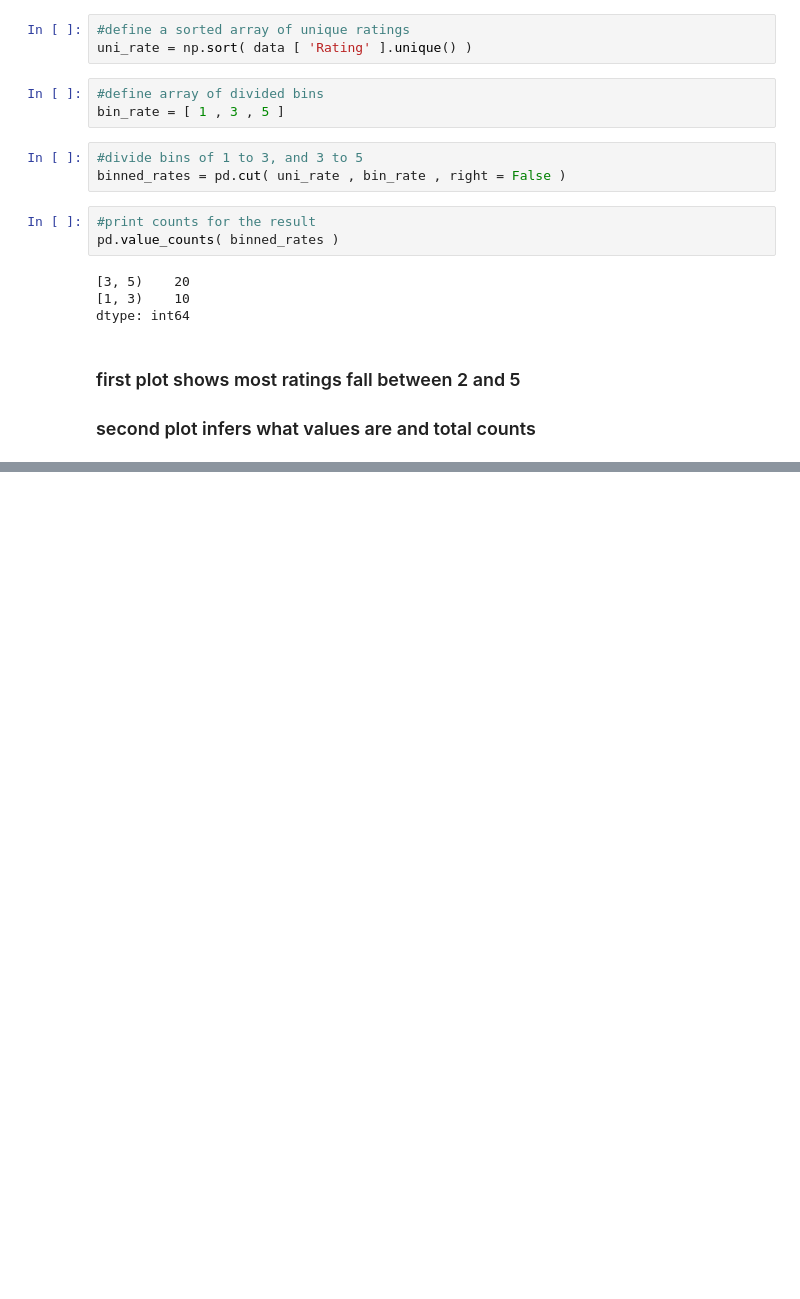
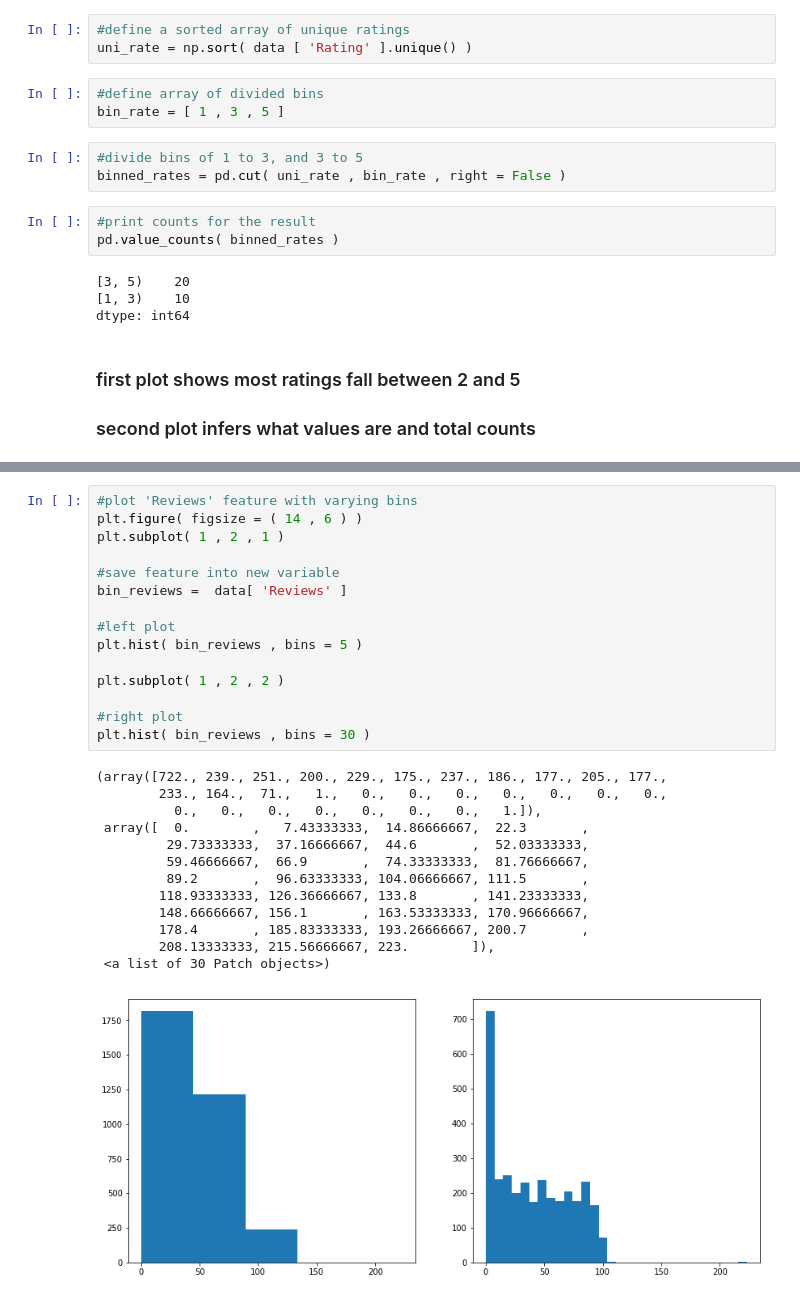
Before and after one commit to nomadskyler/AdidasNikePortfolioProject, a Jupyter notebook: AdidasNikeProject.ipynb, the cells around one changed output, grey strips where cells are left out. Drawn from its saved outputs; the diff is of its cells as text; blank space fills up the shorter version.

Commit message:
evaluate plots for Reviews

```diff
--- a/AdidasNikeProject.ipynb
+++ b/AdidasNikeProject.ipynb
@@ -303,3 +303,32 @@ plt.hist( bin_data , bins = 30 )
         5.        ]),
  <a list of 30 Patch objects>)
 [figure]
+# %%
+#plot 'Reviews' feature with varying bins
+plt.figure( figsize = ( 14 , 6 ) )
+plt.subplot( 1 , 2 , 1 )
+
+#save feature into new variable
+bin_reviews =  data[ 'Reviews' ]
+
+#left plot
+plt.hist( bin_reviews , bins = 5 )
+
+plt.subplot( 1 , 2 , 2 )
+
+#right plot
+plt.hist( bin_reviews , bins = 30 )
+# %% [output]
+(array([722., 239., 251., 200., 229., 175., 237., 186., 177., 205., 177.,
+        233., 164.,  71.,   1.,   0.,   0.,   0.,   0.,   0.,   0.,   0.,
+          0.,   0.,   0.,   0.,   0.,   0.,   0.,   1.]),
+ array([  0.        ,   7.43333333,  14.86666667,  22.3       ,
+         29.73333333,  37.16666667,  44.6       ,  52.03333333,
+         59.46666667,  66.9       ,  74.33333333,  81.76666667,
+         89.2       ,  96.63333333, 104.06666667, 111.5       ,
+        118.93333333, 126.36666667, 133.8       , 141.23333333,
+        148.66666667, 156.1       , 163.53333333, 170.96666667,
+        178.4       , 185.83333333, 193.26666667, 200.7       ,
+        208.13333333, 215.56666667, 223.        ]),
+ <a list of 30 Patch objects>)
+[figure, added]
```
Also changed, not shown: parts of 1 cell of this notebook.
